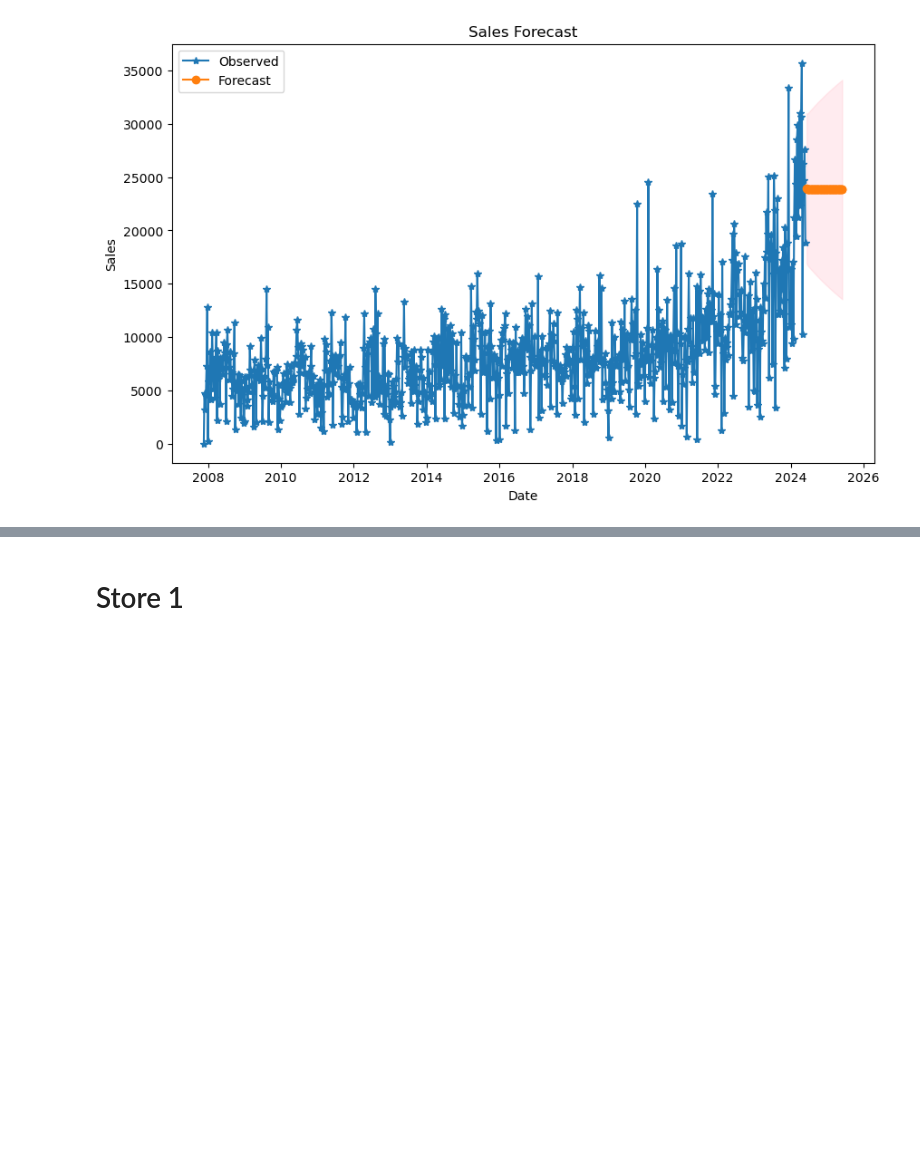
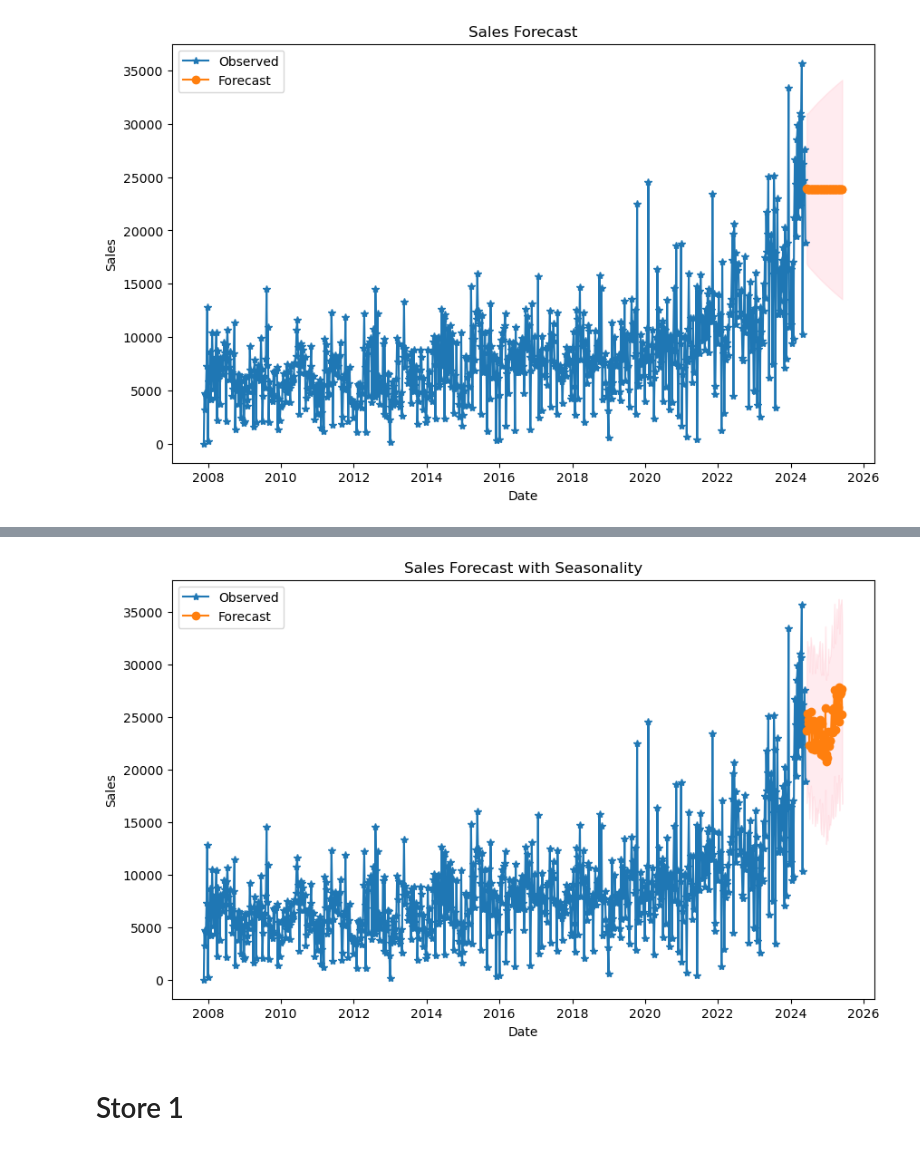
Before and after one commit to srhill12/project-2-group-3, a Jupyter notebook: steven's notebook/Steven's Notebook.ipynb, the cells around one changed output, grey strips where cells are left out. Drawn from its saved outputs; the diff is of its cells as text; code cells hidden in the pictures; blank space fills up the shorter version.

Commit message:
completed SARIMA models for all stores

```diff
--- a/steven's notebook/Steven's Notebook.ipynb
+++ b/steven's notebook/Steven's Notebook.ipynb
@@ -296,0 +304,9 @@ plt.show()
+# %%
+# Fit SARIMA model for store 3
+model_sarima_store3_final = SARIMAX(store3_final_df["Sales"],
+                                    order=(1, 1, 1),
+                                    seasonal_order=(1, 1, 1, 52)) # 52 chosen due to annual seasonality
+model_fit_sarima_store3_final = model_sarima_store3_final.fit()
+
+# Print summary of the model
+print(model_fit_sarima_store3_final.summary())
@@ -297,3 +332,30 @@ plt.show()
+# %%
+# Forecast future values
+forecast_steps = 52  # Number of weeks
+forecast_sarima = model_fit_sarima_store3_final.get_forecast(steps=forecast_steps)
+
+# Extract the forecasted mean, standard error, and confidence intervals
+forecast_mean_sarima = forecast_sarima.predicted_mean
+forecast_conf_int_sarima = forecast_sarima.conf_int()
+
+# Generate forecast index
+forecast_index_sarima = pd.date_range(start=store3_final_df.index[-1], periods=forecast_steps + 1, freq='W')[1:]
+
+# Plot the forecast
+plt.figure(figsize=(10, 6))
+plt.plot(store3_final_df['Sales'], label='Observed', marker='*')
+plt.plot(forecast_index_sarima, forecast_mean_sarima, label='Forecast', marker='o')
+plt.fill_between(forecast_index_sarima,
+                 forecast_conf_int_sarima.iloc[:, 0],
+                 forecast_conf_int_sarima.iloc[:, 1],
+                 color='pink', alpha=0.3)
+plt.title('Sales Forecast with Seasonality')
+plt.xlabel('Date')
+plt.ylabel('Sales')
+plt.legend()
+plt.show()
+# %% [output]
+[figure, added]
 # %% [markdown]
 # Store 1
 # %%
```
Also changed, not shown: parts of 20 cells of this notebook.
